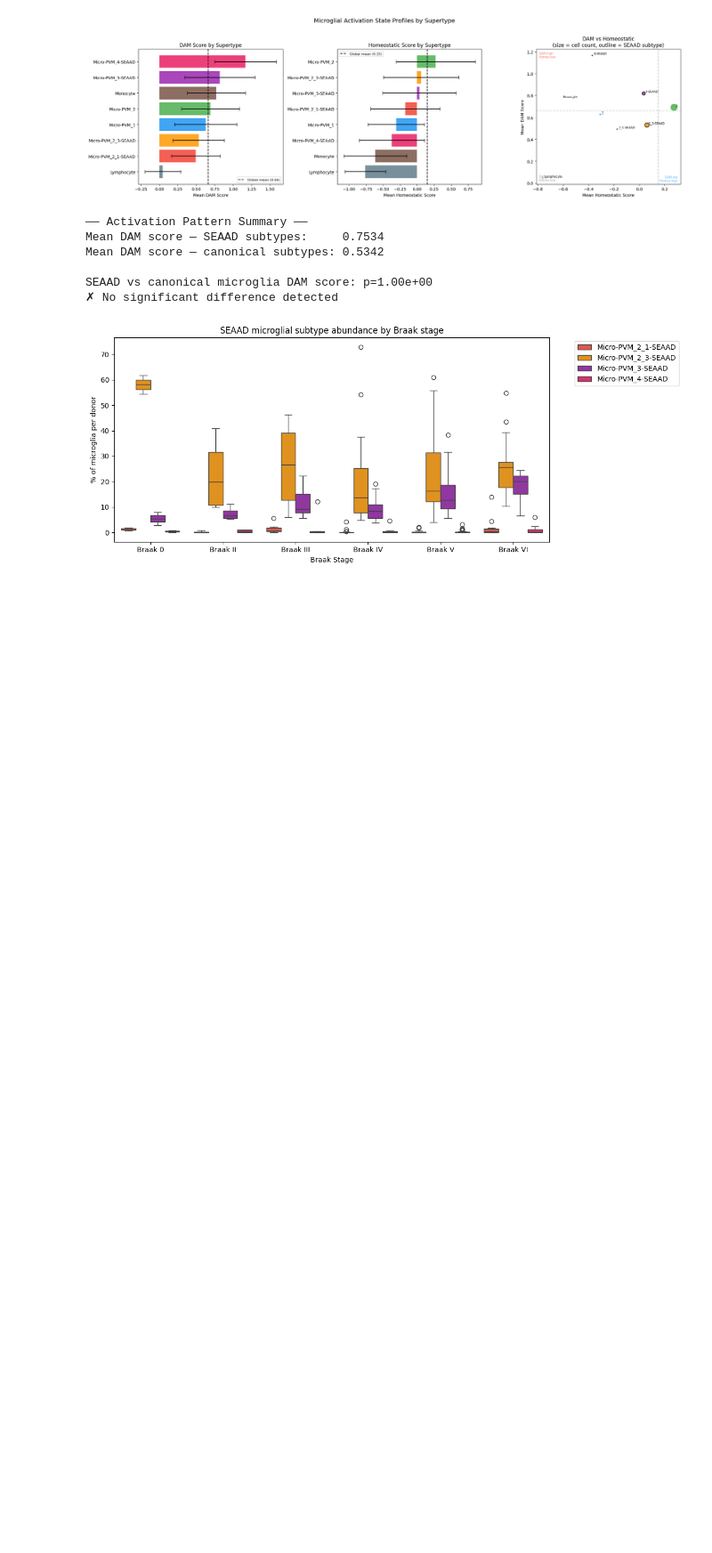
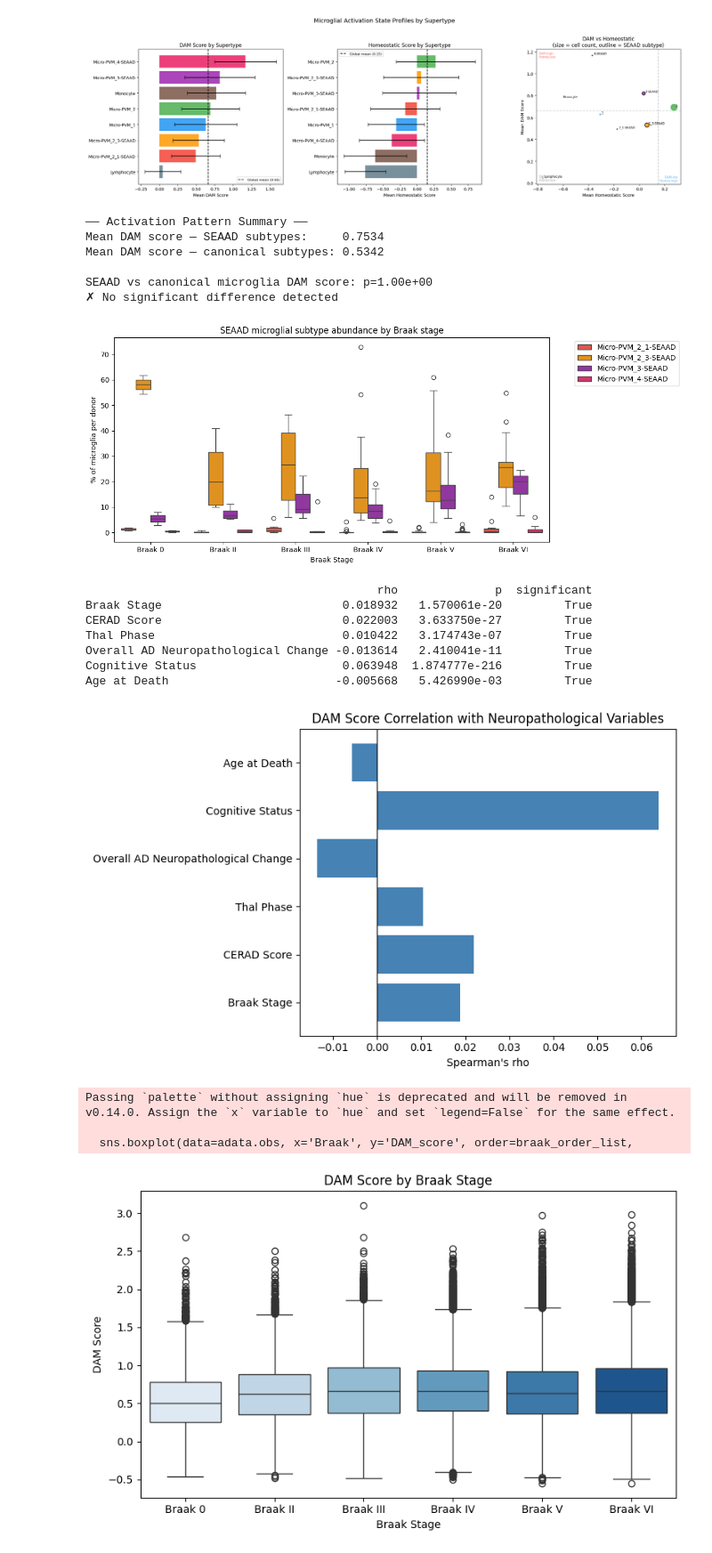
Before and after one commit to wnguyen36/SEA-AD-scRNAseq, a Jupyter notebook: notebooks/SeaAD_Analysis.ipynb, the cells around one changed output. Shown at 89% size. Cells and saved outputs as stored; diff of their text form; code cells hidden in the pictures; blank space fills up the shorter version.

Commit message:
cell 10-11 added

```diff
--- a/notebooks/SeaAD_Analysis.ipynb
+++ b/notebooks/SeaAD_Analysis.ipynb
@@ -588,5 +584,72 @@ plt.close()
 # %% [output]
 [figure]
 # %%
-# Cell 10 - Correlation Analysis: DAM vs Braak, DAM vs Iba1, etc.
+# Cell 10 - Correlation Analysis: DAM score vs Braak, CERAD, Thal, Overall AD Change, Cognitive Status
+
+# Ordinal encoding
+braak_order = {'Braak 0': 0, 'Braak II': 2, 'Braak III': 3, 'Braak IV': 4, 'Braak V': 5, 'Braak VI': 6}
+cerad_order = {'Absent': 0, 'Sparse': 1, 'Moderate': 2, 'Frequent': 3}
+thal_order  = {'Thal 0': 0, 'Thal 1': 1, 'Thal 2': 2, 'Thal 3': 3, 'Thal 4': 4, 'Thal 5': 5}
+adnc_order  = {'Not AD': 0, 'Low': 1, 'Intermediate': 2, 'High': 3}
+cog_order   = {'No dementia': 0, 'Dementia': 1}
+
+adata.obs['Braak_num']      = adata.obs['Braak'].map(braak_order)
+adata.obs['CERAD_num']      = adata.obs['CERAD score'].map(cerad_order)
+adata.obs['Thal_num']       = adata.obs['Thal'].map(thal_order)
+adata.obs['ADNC_num']       = adata.obs['Overall AD neuropathological Change'].map(adnc_order)
+adata.obs['CogStatus_num']  = adata.obs['Cognitive Status'].map(cog_order)
+
+# Spearman correlations
+correlations = {}
+for col, label in [('Braak_num',     'Braak Stage'),
+                   ('CERAD_num',     'CERAD Score'),
+                   ('Thal_num',      'Thal Phase'),
+                   ('ADNC_num',      'Overall AD Neuropathological Change'),
+                   ('CogStatus_num', 'Cognitive Status'),
+                   ('Age at Death',  'Age at Death')]:
+    df_tmp = adata.obs[['DAM_score', col]].dropna()
+    rho, pval = stats.spearmanr(df_tmp['DAM_score'], df_tmp[col])
+    correlations[label] = {'rho': rho, 'p': pval}
+
+corr_df = pd.DataFrame(correlations).T
+corr_df['significant'] = corr_df['p'] < 0.05
+print(corr_df)
+
+# Plot: correlation bar chart
+fig, ax = plt.subplots(figsize=(8, 5))
+colors = ['steelblue' if s else 'lightgrey' for s in corr_df['significant']]
+ax.barh(corr_df.index, corr_df['rho'], color=colors)
+ax.axvline(0, color='black', linewidth=0.8)
+ax.set_xlabel("Spearman's rho")
+ax.set_title("DAM Score Correlation with Neuropathological Variables")
+plt.tight_layout()
+plt.savefig('../results/DAM_correlations.png', dpi=300, bbox_inches='tight', facecolor='white')
+plt.show()
+plt.close()
+
+# Plot: DAM score by Braak stage (boxplot)
+fig, ax = plt.subplots(figsize=(8, 5))
+braak_order_list = ['Braak 0', 'Braak II', 'Braak III', 'Braak IV', 'Braak V', 'Braak VI']
+sns.boxplot(data=adata.obs, x='Braak', y='DAM_score', order=braak_order_list,
+            palette='Blues', ax=ax)
+ax.set_title('DAM Score by Braak Stage')
+ax.set_xlabel('Braak Stage')
+ax.set_ylabel('DAM Score')
+plt.tight_layout()
+plt.savefig('../results/DAM_by_Braak.png', dpi=300, bbox_inches='tight', facecolor='white')
+plt.show()
+plt.close()
+# %% [output]
+                                          rho              p  significant
+Braak Stage                          0.018932   1.570061e-20         True
+CERAD Score                          0.022003   3.633750e-27         True
+Thal Phase                           0.010422   3.174743e-07         True
+Overall AD Neuropathological Change -0.013614   2.410041e-11         True
+Cognitive Status                     0.063948  1.874777e-216         True
+Age at Death                        -0.005668   5.426990e-03         True
+[figure, added]
+Passing `palette` without assigning `hue` is deprecated and will be removed in v0.14.0. Assign the `x` variable to `hue` and set `legend=False` for the same effect.
+
+  sns.boxplot(data=adata.obs, x='Braak', y='DAM_score', order=braak_order_list,
+[figure, added]
 # %%
```
Also changed, not shown: parts of 3 cells of this notebook.
